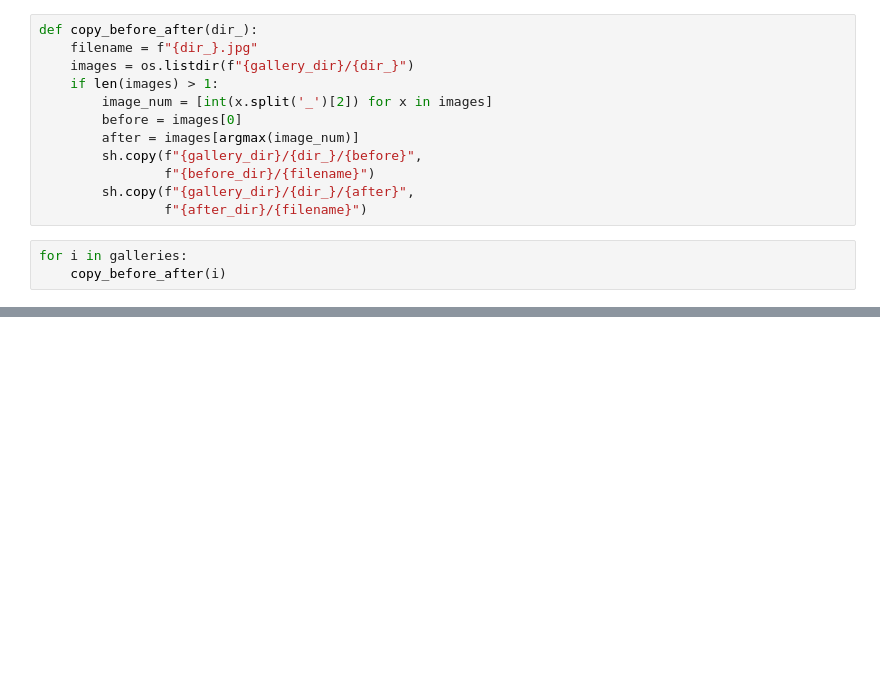
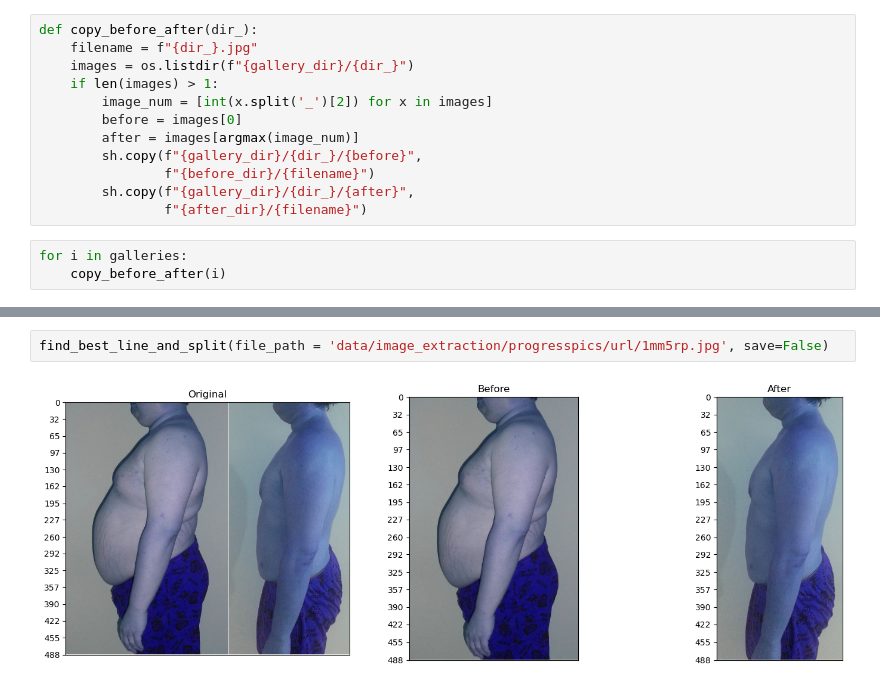
Before and after one commit to ijdouglas/generative-ai, a Jupyter notebook: scripts/preproc/process_images.ipynb, the cells around one changed output, grey strips where cells are left out. Cells and saved outputs as stored; diff of their text form; blank space fills up the shorter version.

```diff
--- a/scripts/preproc/process_images.ipynb
+++ b/scripts/preproc/process_images.ipynb
@@ -130,0 +173,4 @@ Length: 100, dtype: object
+# %%
+find_best_line_and_split(file_path = 'data/image_extraction/progresspics/url/1mm5rp.jpg', save=False)
+# %% [output]
+[figure, added]
```
Also changed, not shown: parts of 21 cells of this notebook, 1 other file.
